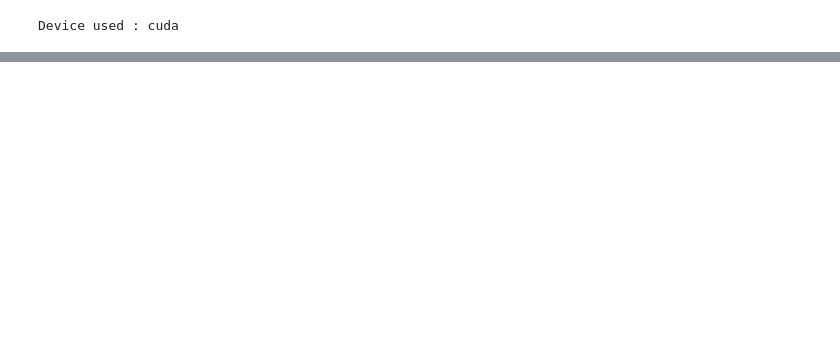
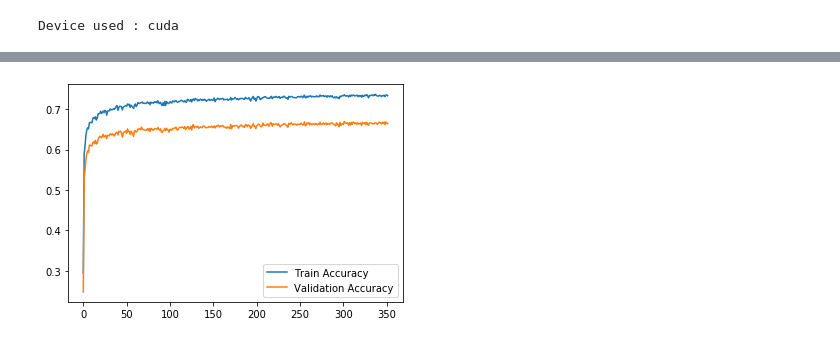
Before and after one commit to rmozart/North-Sea-Electrofacies-Clustering, a Jupyter notebook: Scripts/tabnet_experiments_reduced.ipynb, the cells around one changed output, grey strips where cells are left out. Drawn from its saved outputs; the diff is of its cells as text; code cells hidden in the pictures; blank space fills up the shorter version.

```diff
--- a/Scripts/tabnet_experiments_reduced.ipynb
+++ b/Scripts/tabnet_experiments_reduced.ipynb
@@ -70,7 +70,7 @@ clf.fit(
     eval_set=[(x_train.values, y_train), (x_val.values, y_val)],
     eval_name=['train', 'valid'],
     eval_metric=['balanced_accuracy'],
-    max_epochs=max_epochs , patience=20,
+    max_epochs=max_epochs , patience=50,
     batch_size=1024,
     num_workers=0,
     weights=1,
@@ -78,0 +97,7 @@ clf.fit(
+# %%
+plt.plot(clf.history['train_balanced_accuracy'], label='Train Accuracy')
+plt.plot(clf.history['valid_balanced_accuracy'], label='Validation Accuracy')
+plt.legend()
+plt.show()
+# %% [output]
+[figure, added]
```
Also changed, not shown: parts of 5 cells of this notebook.
